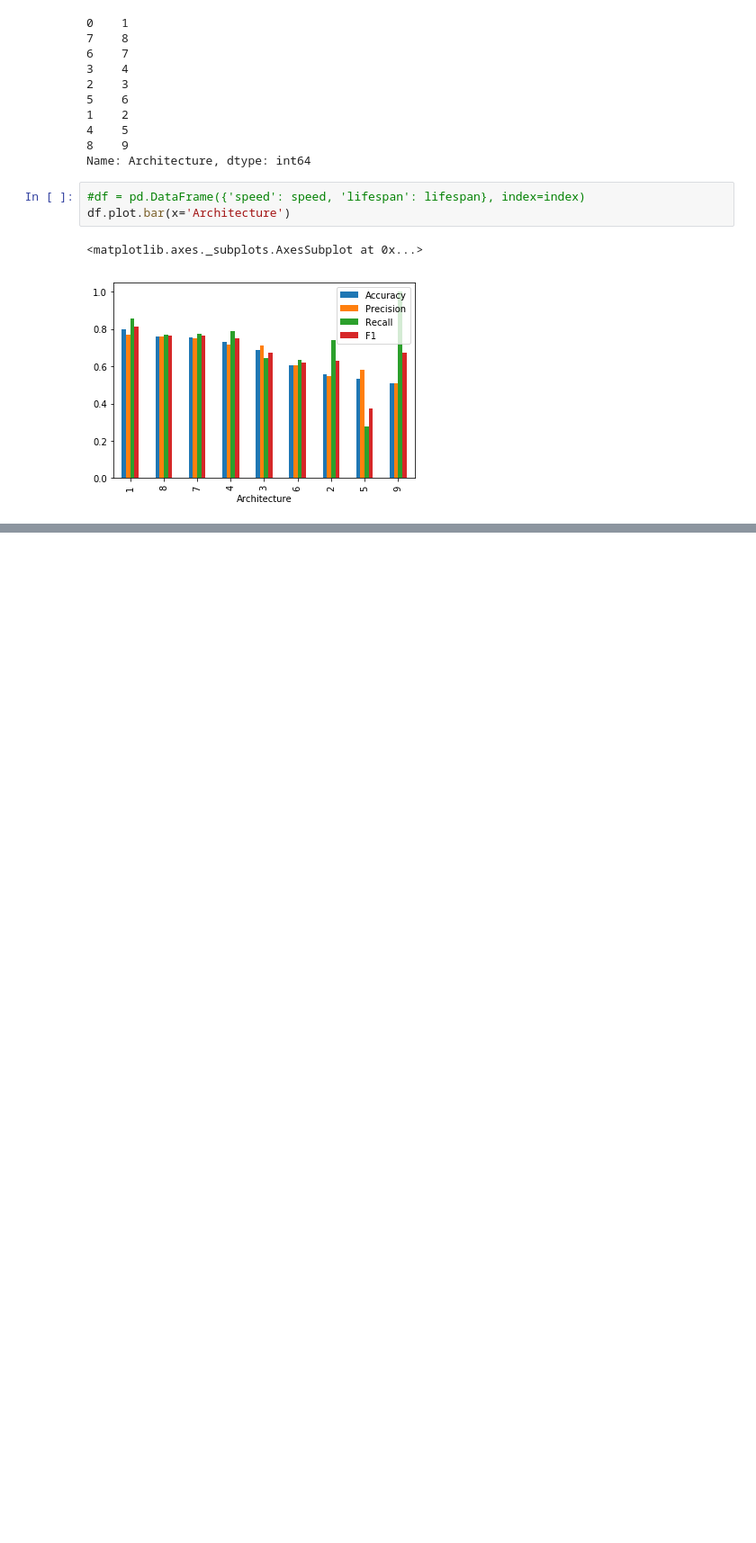
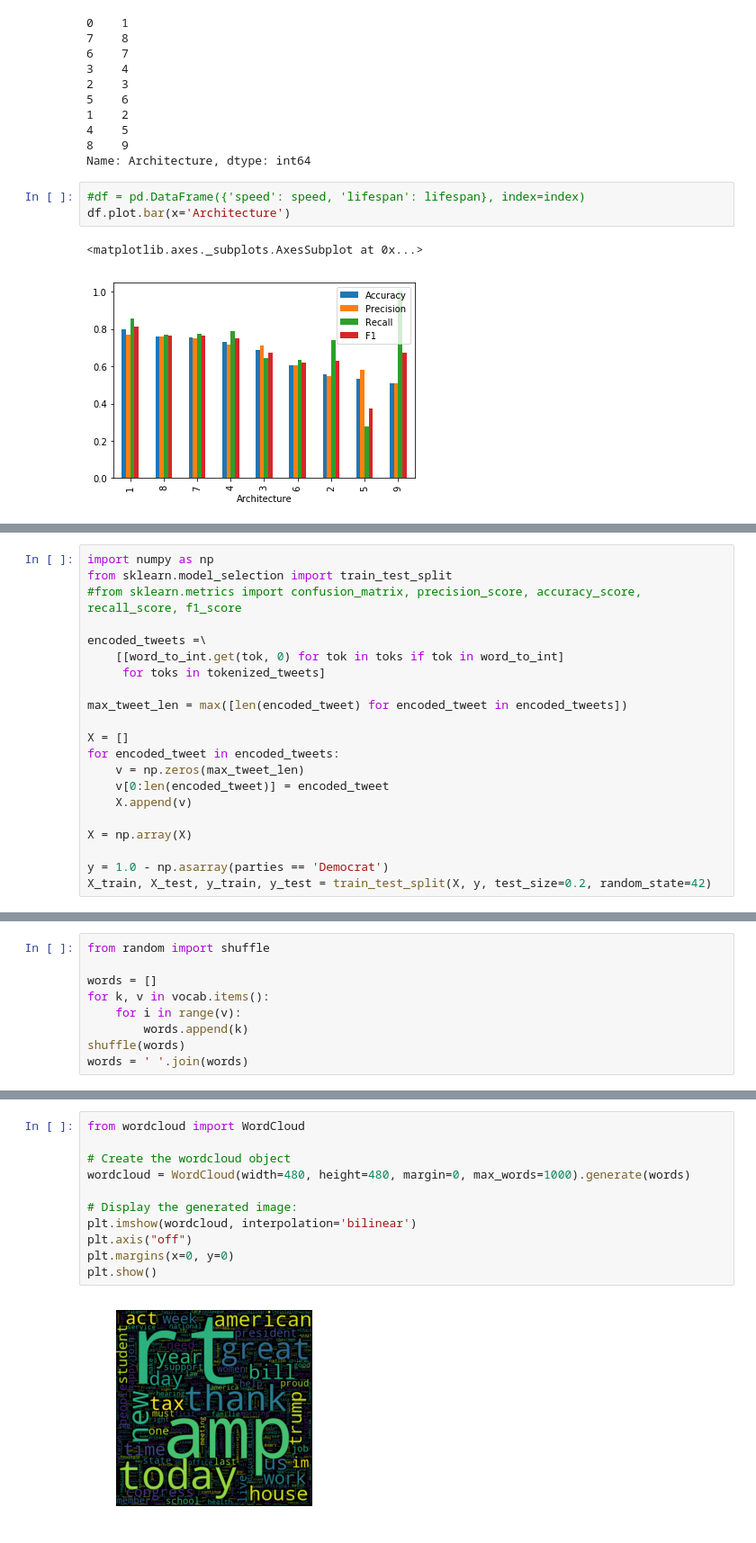
Before and after one commit to markbastian/capstone, a Jupyter notebook: summary.ipynb, the cells around one changed output, grey strips where cells are left out. Shown at 90% size. Drawn from its saved outputs; the diff is of its cells as text; blank space fills up the shorter version.

```diff
--- a/summary.ipynb
+++ b/summary.ipynb
@@ -50,0 +88,21 @@ df.plot.bar(x='Architecture')
+# %%
+import numpy as np
+from sklearn.model_selection import train_test_split
+#from sklearn.metrics import confusion_matrix, precision_score, accuracy_score, recall_score, f1_score
+
+encoded_tweets =\
+    [[word_to_int.get(tok, 0) for tok in toks if tok in word_to_int]
+     for toks in tokenized_tweets]
+
+max_tweet_len = max([len(encoded_tweet) for encoded_tweet in encoded_tweets])
+
+X = []
+for encoded_tweet in encoded_tweets:
+    v = np.zeros(max_tweet_len)
+    v[0:len(encoded_tweet)] = encoded_tweet
+    X.append(v)
+
+X = np.array(X)
+
+y = 1.0 - np.asarray(parties == 'Democrat')
+X_train, X_test, y_train, y_test = train_test_split(X, y, test_size=0.2, random_state=42)
@@ -50,0 +131,9 @@ df.plot.bar(x='Architecture')
+# %%
+from random import shuffle
+
+words = []
+for k, v in vocab.items():
+    for i in range(v):
+        words.append(k)
+shuffle(words)
+words = ' '.join(words)
@@ -50,0 +144,13 @@ df.plot.bar(x='Architecture')
+# %%
+from wordcloud import WordCloud
+
+# Create the wordcloud object
+wordcloud = WordCloud(width=480, height=480, margin=0, max_words=1000).generate(words)
+
+# Display the generated image:
+plt.imshow(wordcloud, interpolation='bilinear')
+plt.axis("off")
+plt.margins(x=0, y=0)
+plt.show()
+# %% [output]
+[figure, added]
```
Also changed, not shown: parts of 7 cells of this notebook, 6 other files.
